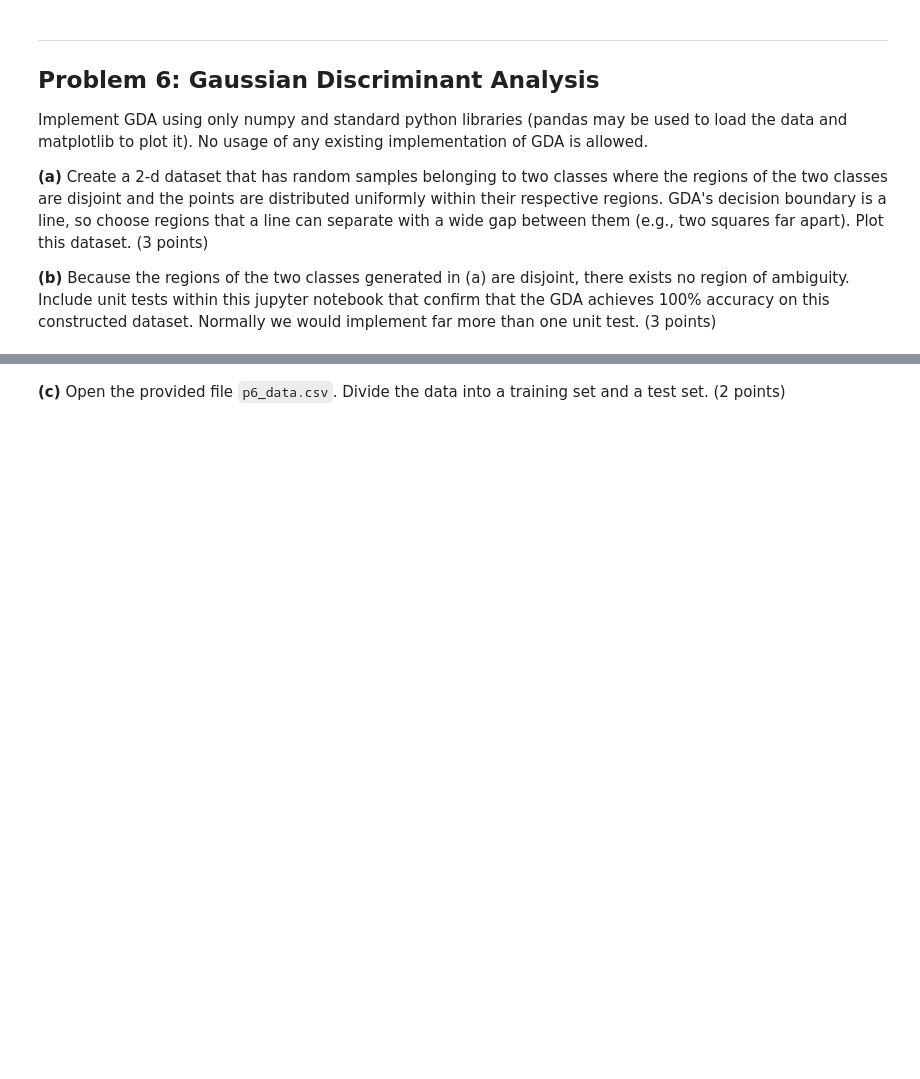
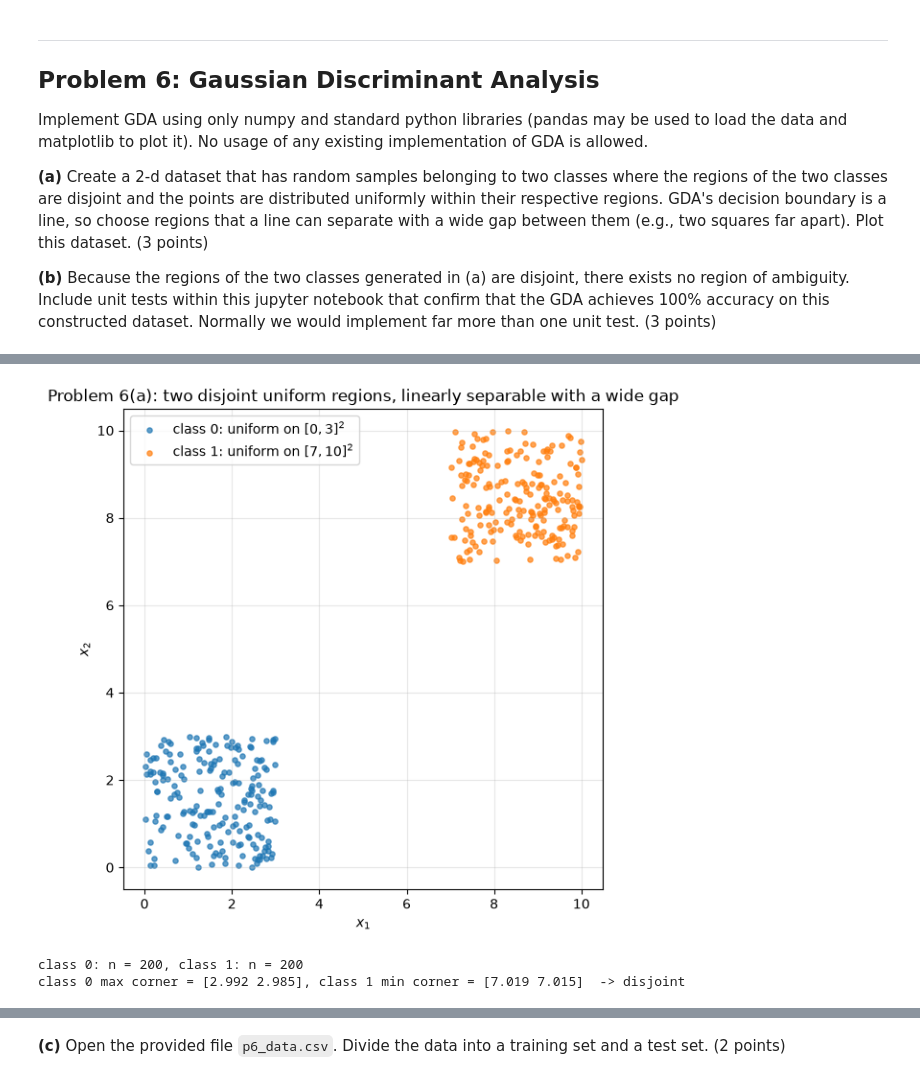
Before and after one commit to BatOrgil7/CSCI6032-ML, a Jupyter notebook: hw5/CSCI6032_hw5.ipynb, the cells around one changed output, grey strips where cells are left out. Cells and saved outputs as stored; diff of their text form; code cells hidden in the pictures; blank space fills up the shorter version.

```diff
--- a/hw5/CSCI6032_hw5.ipynb
+++ b/hw5/CSCI6032_hw5.ipynb
@@ -258,0 +1092,33 @@ unit test. (3 points)
+# %%
+def make_disjoint_squares(n_per_class=200, seed=0):
+    """Two classes drawn uniformly from two disjoint, widely separated squares."""
+    rng = np.random.default_rng(seed)
+    X0 = rng.uniform([0, 0], [3, 3], size=(n_per_class, 2))        # class 0 square
+    X1 = rng.uniform([7, 7], [10, 10], size=(n_per_class, 2))      # class 1 square
+    X = np.vstack([X0, X1])
+    y = np.concatenate([np.zeros(n_per_class, int), np.ones(n_per_class, int)])
+    return X, y
+
+
+X_sq, y_sq = make_disjoint_squares()
+
+plt.figure(figsize=(7, 6.5))
+plt.scatter(X_sq[y_sq == 0, 0], X_sq[y_sq == 0, 1], s=14, c='tab:blue',
+            alpha=0.7, label='class 0: uniform on $[0,3]^2$')
+plt.scatter(X_sq[y_sq == 1, 0], X_sq[y_sq == 1, 1], s=14, c='tab:orange',
+            alpha=0.7, label='class 1: uniform on $[7,10]^2$')
+plt.xlabel('$x_1$')
+plt.ylabel('$x_2$')
+plt.title('Problem 6(a): two disjoint uniform regions, linearly separable with a wide gap')
+plt.legend()
+plt.grid(alpha=0.3)
+plt.gca().set_aspect('equal')
+plt.show()
+
+print(f"class 0: n = {np.sum(y_sq == 0)}, class 1: n = {np.sum(y_sq == 1)}")
+print(f"class 0 max corner = {X_sq[y_sq == 0].max(axis=0).round(3)}, "
+      f"class 1 min corner = {X_sq[y_sq == 1].min(axis=0).round(3)}  -> disjoint")
+# %% [output]
+[figure, added]
+class 0: n = 200, class 1: n = 200
+class 0 max corner = [2.992 2.985], class 1 min corner = [7.019 7.015]  -> disjoint
```
Also changed, not shown: parts of 51 cells of this notebook.
